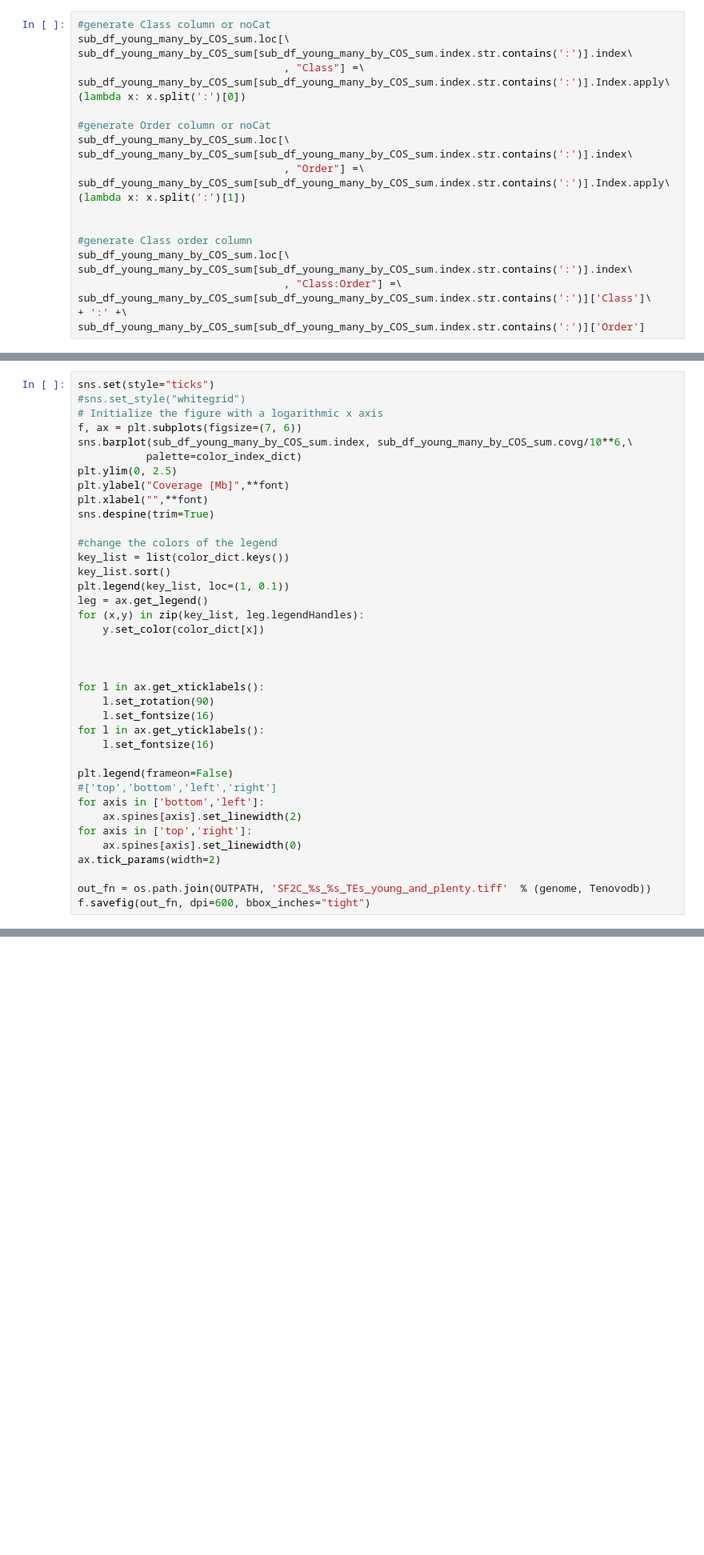
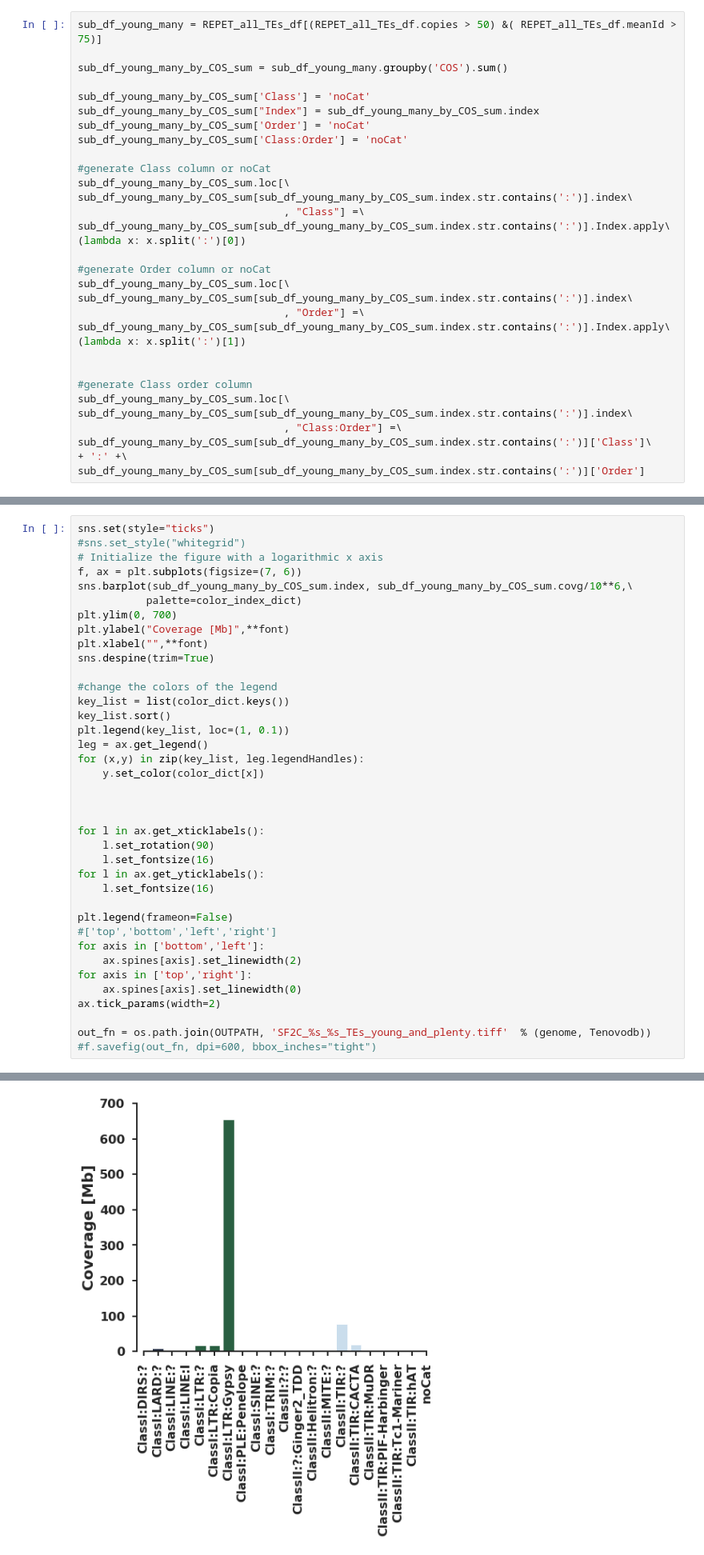
Before and after one commit to Team-Schwessinger/TE_myrtle_rust, a Jupyter notebook: notebooks/MRv01_TE_filtering_and_summary.ipynb, the cells around one changed output, grey strips where cells are left out. Shown at 80% size. Drawn from its saved outputs; the diff is of its cells as text; blank space fills up the shorter version.

```diff
--- a/notebooks/MRv01_TE_filtering_and_summary.ipynb
+++ b/notebooks/MRv01_TE_filtering_and_summary.ipynb
@@ -1101,4 +1112,13 @@ sub_df_young_many_by_COS_sum['Class:Order'] = 'noCat'
 # %%
+sub_df_young_many = REPET_all_TEs_df[(REPET_all_TEs_df.copies > 50) &( REPET_all_TEs_df.meanId > 75)]
+
+sub_df_young_many_by_COS_sum = sub_df_young_many.groupby('COS').sum()
+
+sub_df_young_many_by_COS_sum['Class'] = 'noCat'
+sub_df_young_many_by_COS_sum["Index"] = sub_df_young_many_by_COS_sum.index
+sub_df_young_many_by_COS_sum['Order'] = 'noCat'
+sub_df_young_many_by_COS_sum['Class:Order'] = 'noCat'
+
 #generate Class column or noCat
 sub_df_young_many_by_COS_sum.loc[\
 sub_df_young_many_by_COS_sum[sub_df_young_many_by_COS_sum.index.str.contains(':')].index\
@@ -1137,7 +1157,7 @@ sns.set(style="ticks")
 f, ax = plt.subplots(figsize=(7, 6))
 sns.barplot(sub_df_young_many_by_COS_sum.index, sub_df_young_many_by_COS_sum.covg/10**6,\
            palette=color_index_dict)
-plt.ylim(0, 2.5)
+plt.ylim(0, 700)
 plt.ylabel("Coverage [Mb]",**font)
 plt.xlabel("",**font)
 sns.despine(trim=True)
@@ -1167,4 +1187,5 @@ for axis in ['top','right']:
 ax.tick_params(width=2)
 
 out_fn = os.path.join(OUTPATH, 'SF2C_%s_%s_TEs_young_and_plenty.tiff'  % (genome, Tenovodb))
-f.savefig(out_fn, dpi=600, bbox_inches="tight")
+#f.savefig(out_fn, dpi=600, bbox_inches="tight")
+# %% [output]
@@ -1170,0 +1193 @@ f.savefig(out_fn, dpi=600, bbox_inches="tight")
+[figure, added]
```
Also changed, not shown: parts of 75 cells of this notebook.
